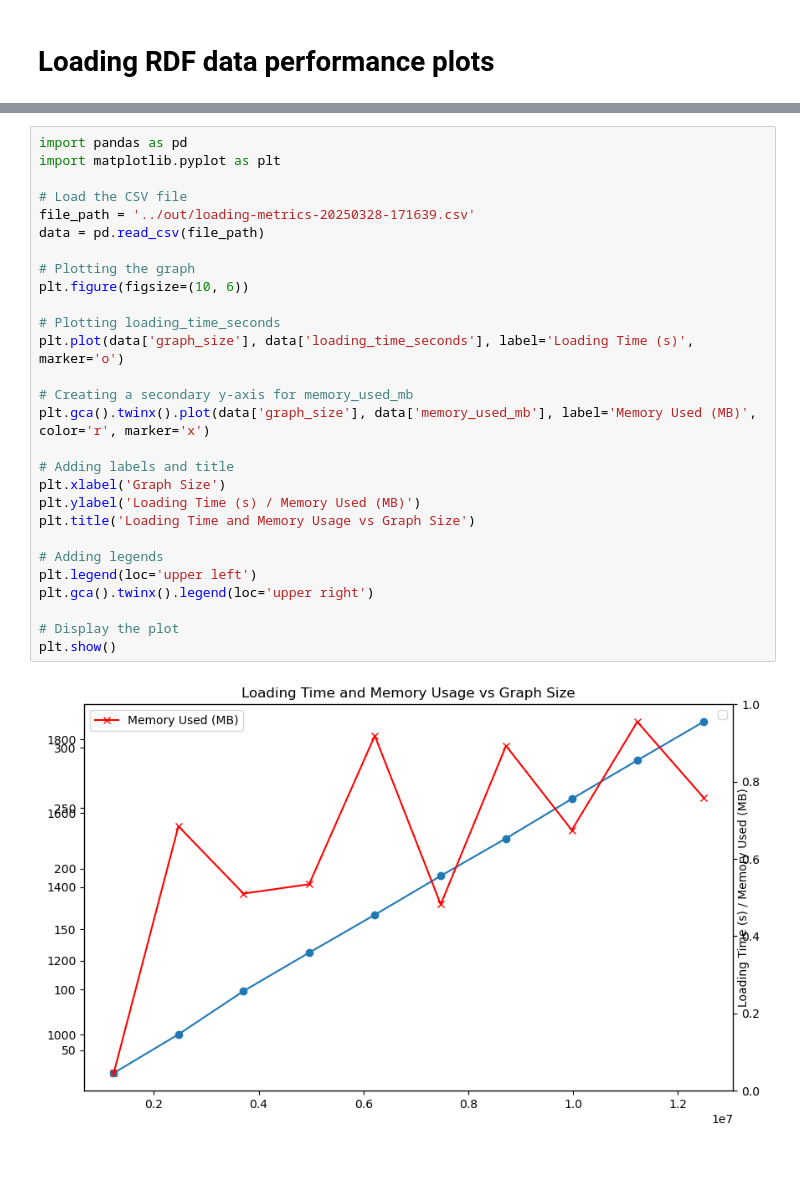
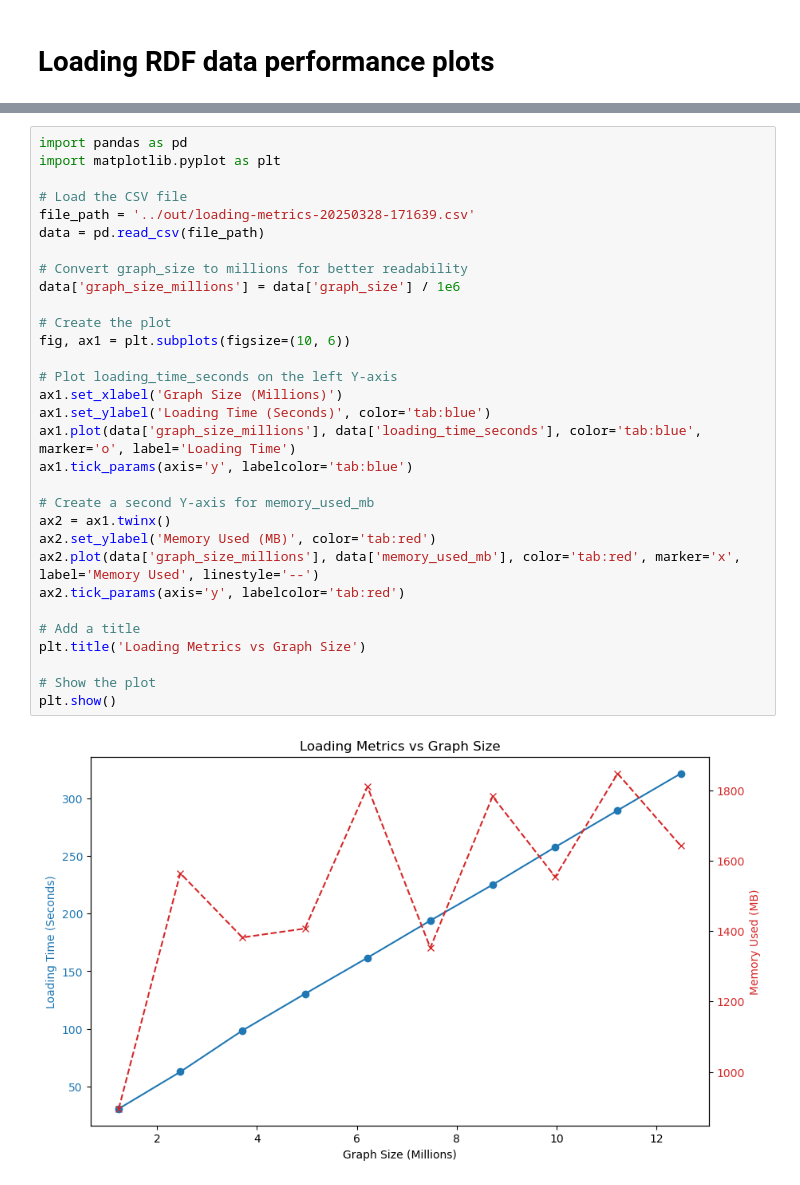
Before and after one commit to corese-stack/corese-benchmark, a Jupyter notebook: datavis/plot.ipynb, the cells around one changed output, grey strips where cells are left out. Saved outputs shown, nothing was run; the diff lists cells and outputs as text.

```diff
--- a/datavis/plot.ipynb
+++ b/datavis/plot.ipynb
@@ -17,30 +18,33 @@ Please make sure that:
 # %%
 import pandas as pd
 import matplotlib.pyplot as plt
 
 # Load the CSV file
 file_path = '../out/loading-metrics-20250328-171639.csv'
 data = pd.read_csv(file_path)
 
-# Plotting the graph
-plt.figure(figsize=(10, 6))
+# Convert graph_size to millions for better readability
+data['graph_size_millions'] = data['graph_size'] / 1e6
 
-# Plotting loading_time_seconds
-plt.plot(data['graph_size'], data['loading_time_seconds'], label='Loading Time (s)', marker='o')
+# Create the plot
+fig, ax1 = plt.subplots(figsize=(10, 6))
 
-# Creating a secondary y-axis for memory_used_mb
-plt.gca().twinx().plot(data['graph_size'], data['memory_used_mb'], label='Memory Used (MB)', color='r', marker='x')
+# Plot loading_time_seconds on the left Y-axis
+ax1.set_xlabel('Graph Size (Millions)')
+ax1.set_ylabel('Loading Time (Seconds)', color='tab:blue')
+ax1.plot(data['graph_size_millions'], data['loading_time_seconds'], color='tab:blue', marker='o', label='Loading Time')
+ax1.tick_params(axis='y', labelcolor='tab:blue')
 
-# Adding labels and title
-plt.xlabel('Graph Size')
-plt.ylabel('Loading Time (s) / Memory Used (MB)')
-plt.title('Loading Time and Memory Usage vs Graph Size')
+# Create a second Y-axis for memory_used_mb
+ax2 = ax1.twinx()
+ax2.set_ylabel('Memory Used (MB)', color='tab:red')
+ax2.plot(data['graph_size_millions'], data['memory_used_mb'], color='tab:red', marker='x', label='Memory Used', linestyle='--')
+ax2.tick_params(axis='y', labelcolor='tab:red')
 
-# Adding legends
-plt.legend(loc='upper left')
-plt.gca().twinx().legend(loc='upper right')
+# Add a title
+plt.title('Loading Metrics vs Graph Size')
 
-# Display the plot
+# Show the plot
 plt.show()
 # %% [output]
-[figure, old version]
+[figure, new version]
```
Also changed, not shown: parts of 1 cell of this notebook, 1 other file.
